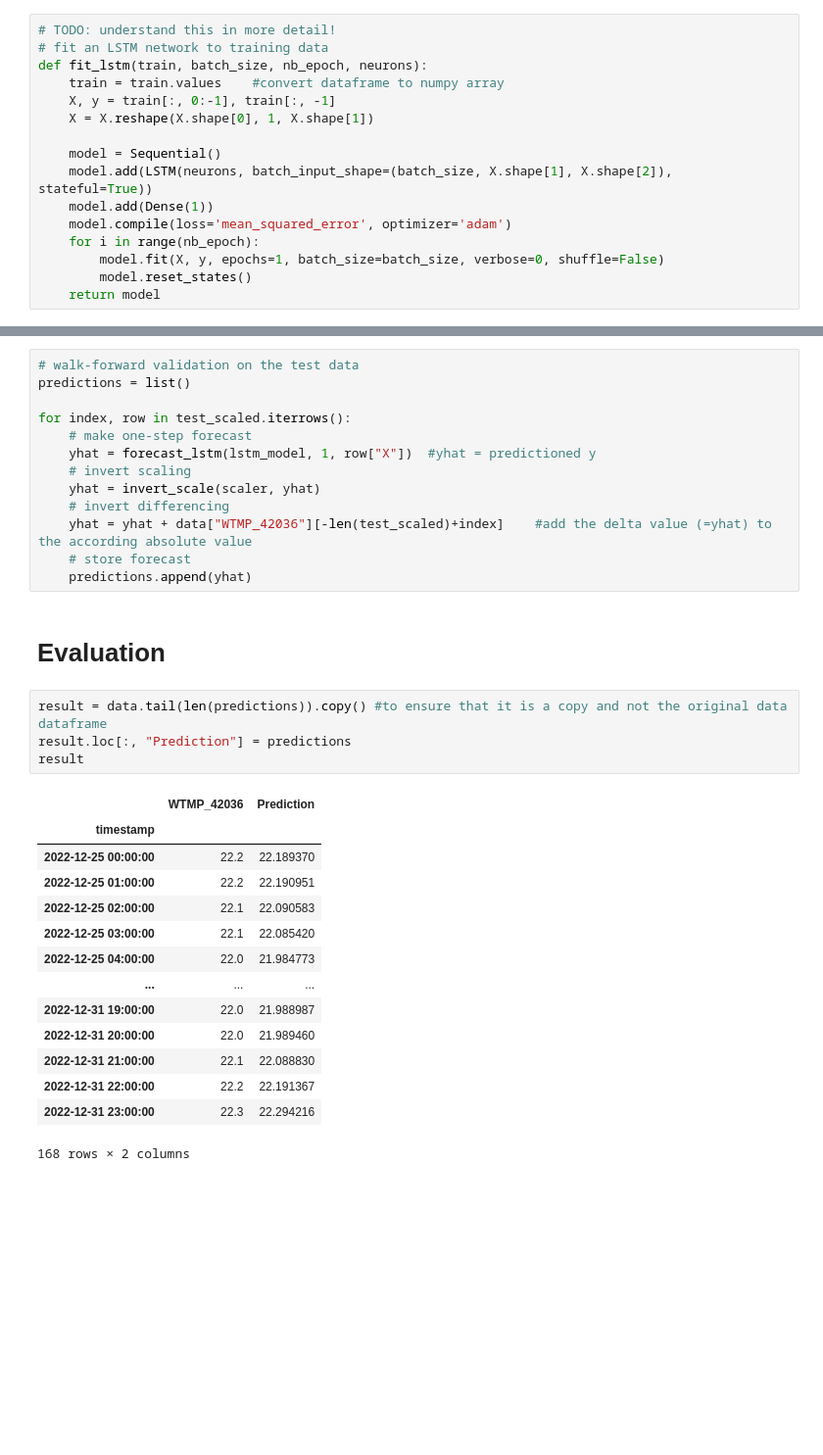
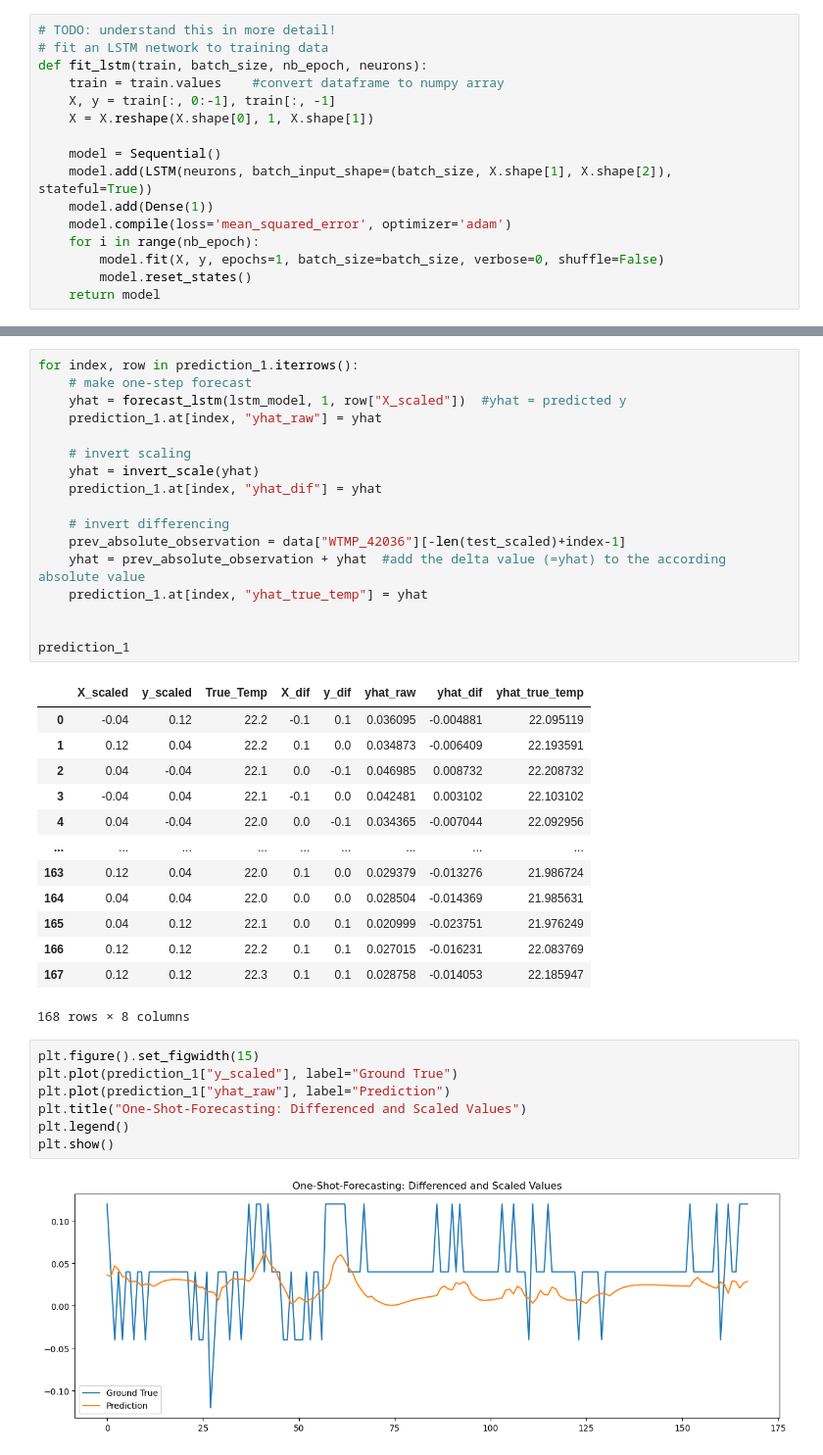
Before and after one commit to elsandner/Master_Project, a Jupyter notebook: Models_LSTM/LSTM_Baseline.ipynb, the cells around one changed output, grey strips where cells are left out. Shown at 98% size. Cells and saved outputs as stored; diff of their text form; blank space fills up the shorter version.

```diff
--- a/Models_LSTM/LSTM_Baseline.ipynb
+++ b/Models_LSTM/LSTM_Baseline.ipynb
@@ -267,36 +327,42 @@ def forecast_lstm(model, batch_size, X):
 # %%
-# walk-forward validation on the test data
-predictions = list()
+for index, row in prediction_1.iterrows():
+    # make one-step forecast
+    yhat = forecast_lstm(lstm_model, 1, row["X_scaled"])  #yhat = predicted y
+    prediction_1.at[index, "yhat_raw"] = yhat
 
-for index, row in test_scaled.iterrows():
-    # make one-step forecast
-    yhat = forecast_lstm(lstm_model, 1, row["X"])  #yhat = predictioned y
     # invert scaling
-    yhat = invert_scale(scaler, yhat)
+    yhat = invert_scale(yhat)
+    prediction_1.at[index, "yhat_dif"] = yhat
+
     # invert differencing
-    yhat = yhat + data["WTMP_42036"][-len(test_scaled)+index]    #add the delta value (=yhat) to the according absolute value
-    # store forecast
-    predictions.append(yhat)
+    prev_absolute_observation = data["WTMP_42036"][-len(test_scaled)+index-1]
+    yhat = prev_absolute_observation + yhat  #add the delta value (=yhat) to the according absolute value
+    prediction_1.at[index, "yhat_true_temp"] = yhat
+
+
+prediction_1
+# %% [output]
+|  | X_scaled | y_scaled | True_Temp | X_dif | y_dif | yhat_raw | yhat_dif | yhat_true_temp |
+| 0 | -0.04 | 0.12 | 22.2 | -0.1 | 0.1 | 0.036095 | -0.004881 | 22.095119 |
+| 1 | 0.12 | 0.04 | 22.2 | 0.1 | 0.0 | 0.034873 | -0.006409 | 22.193591 |
+| 2 | 0.04 | -0.04 | 22.1 | 0.0 | -0.1 | 0.046985 | 0.008732 | 22.208732 |
+| 3 | -0.04 | 0.04 | 22.1 | -0.1 | 0.0 | 0.042481 | 0.003102 | 22.103102 |
+| 4 | 0.04 | -0.04 | 22.0 | 0.0 | -0.1 | 0.034365 | -0.007044 | 22.092956 |
+| ... | ... | ... | ... | ... | ... | ... | ... | ... |
+| 163 | 0.12 | 0.04 | 22.0 | 0.1 | 0.0 | 0.029379 | -0.013276 | 21.986724 |
+| 164 | 0.04 | 0.04 | 22.0 | 0.0 | 0.0 | 0.028504 | -0.014369 | 21.985631 |
+| 165 | 0.04 | 0.12 | 22.1 | 0.0 | 0.1 | 0.020999 | -0.023751 | 21.976249 |
+| 166 | 0.12 | 0.12 | 22.2 | 0.1 | 0.1 | 0.027015 | -0.016231 | 22.083769 |
+| 167 | 0.12 | 0.12 | 22.3 | 0.1 | 0.1 | 0.028758 | -0.014053 | 22.185947 |
+168 rows × 8 columns
-# %% [markdown]
-# Evaluation
-# %%
-result = data.tail(len(predictions)).copy() #to ensure that it is a copy and not the original data dataframe
-result.loc[:, "Prediction"] = predictions
-result
-# %% [output]
-|  | WTMP_42036 | Prediction |
-| timestamp |  |  |
-| 2022-12-25 00:00:00 | 22.2 | 22.189370 |
-| 2022-12-25 01:00:00 | 22.2 | 22.190951 |
-| 2022-12-25 02:00:00 | 22.1 | 22.090583 |
-| 2022-12-25 03:00:00 | 22.1 | 22.085420 |
-| 2022-12-25 04:00:00 | 22.0 | 21.984773 |
-| ... | ... | ... |
-| 2022-12-31 19:00:00 | 22.0 | 21.988987 |
-| 2022-12-31 20:00:00 | 22.0 | 21.989460 |
-| 2022-12-31 21:00:00 | 22.1 | 22.088830 |
-| 2022-12-31 22:00:00 | 22.2 | 22.191367 |
-| 2022-12-31 23:00:00 | 22.3 | 22.294216 |
-168 rows × 2 columns
+# %%
+plt.figure().set_figwidth(15)
+plt.plot(prediction_1["y_scaled"], label="Ground True")
+plt.plot(prediction_1["yhat_raw"], label="Prediction")
+plt.title("One-Shot-Forecasting: Differenced and Scaled Values")
+plt.legend()
+plt.show()
+# %% [output]
+[figure, added]
 # %%
 plt.figure().set_figwidth(15)
```
Also changed, not shown: parts of 37 cells of this notebook, 1 other file.
